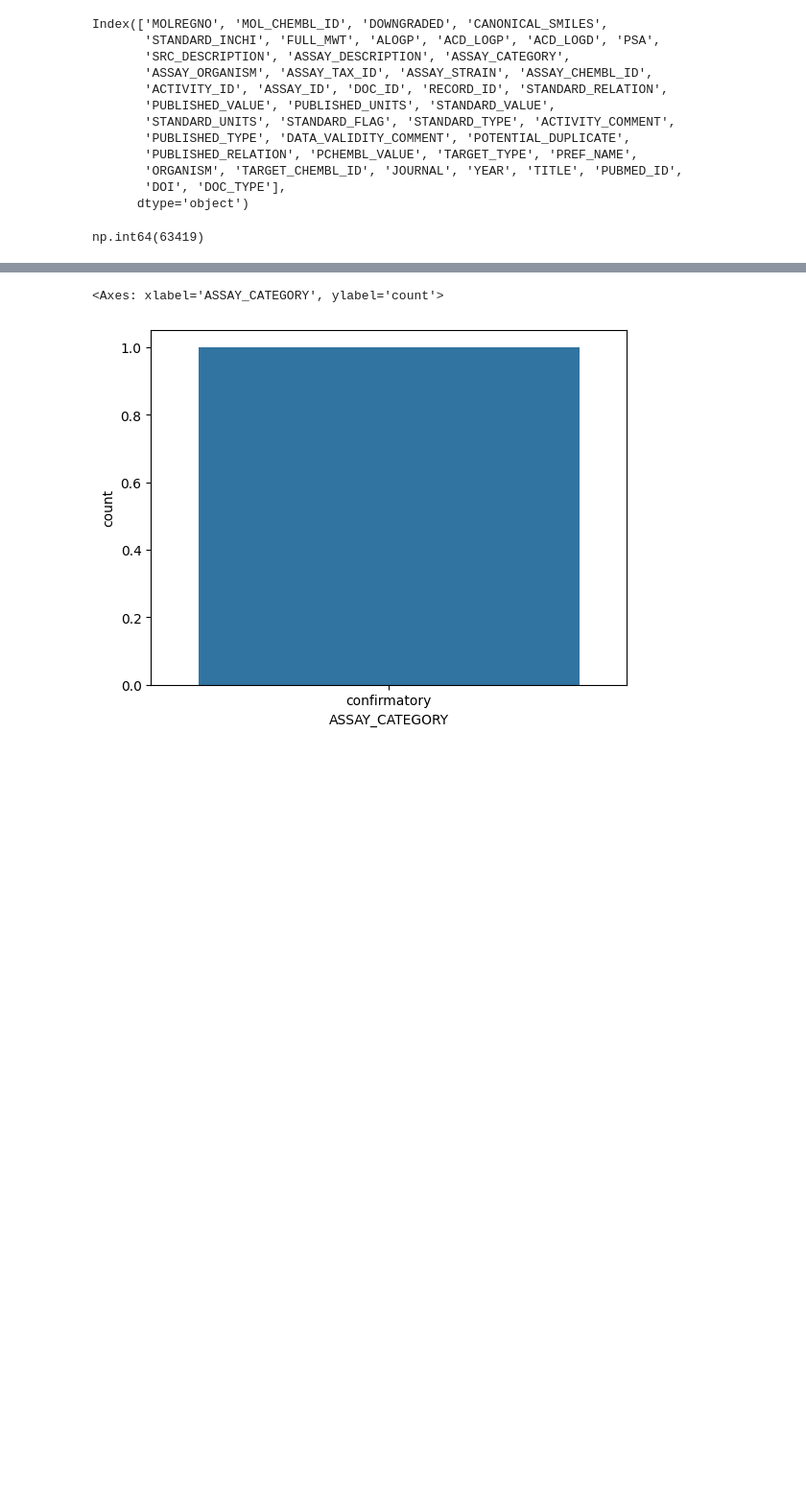
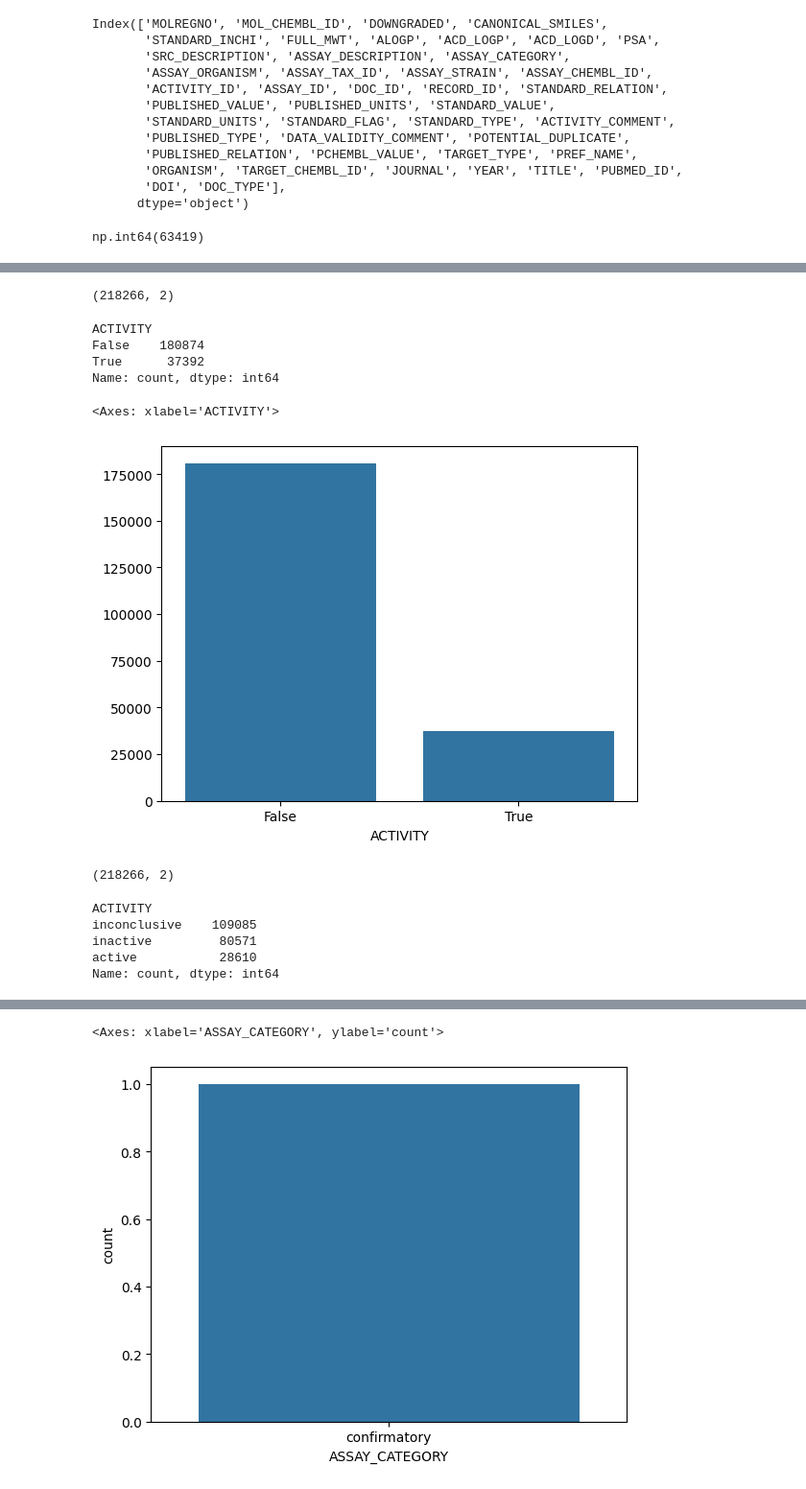
Before and after one commit to ajalamarvellous/de-novo-design-malaria, a Jupyter notebook: notebooks/process_data.ipynb, the cells around one changed output, grey strips where cells are left out. Shown at 96% size. Drawn from its saved outputs; the diff is of its cells as text; code cells hidden in the pictures; blank space fills up the shorter version.

```diff
--- a/notebooks/process_data.ipynb
+++ b/notebooks/process_data.ipynb
@@ -67,0 +358,2 @@ np.int64(63419)
+# %%
+row = smiles_df.iloc[0]
@@ -67,0 +381,4 @@ np.int64(63419)
+# %%
+activity = lambda x: "active" if "Active" in list(x["ACTIVITY_COMMENT"]) else "Inactive"
+
+activity(row[1])
@@ -67,0 +387,17 @@ np.int64(63419)
+# %%
+def create_dataset(df: pd.DataFrame) -> pd.DataFrame:
+
+    def get_activity(df: pd.DataFrame) -> bool:
+        for i in list(df["ACTIVITY_COMMENT"]):
+            if i == "active" :
+                return True
+        return False
+    new_ds = []
+    for i in range(len(df)):
+        row = df.iloc[i]
+        smiles = row[0]
+        activity = get_activity(row[1])
+        new_ds.append([smiles, activity])
+    return pd.DataFrame(new_ds, columns=["SMILES", "ACTIVITY"])
+# %%
+final_df = create_dataset(smiles_df)
@@ -67,0 +413,16 @@ np.int64(63419)
+# %%
+final_df.shape
+# %% [output]
+(218266, 2)
+# %%
+final_df["ACTIVITY"].value_counts()
+# %% [output]
+ACTIVITY
+False    180874
+True      37392
+Name: count, dtype: int64
+# %%
+sns.barplot(x=final_df["ACTIVITY"].value_counts().index, y=final_df["ACTIVITY"].value_counts().values)
+# %% [output]
+<Axes: xlabel='ACTIVITY'>
+[figure, added]
@@ -67,0 +445,12 @@ np.int64(63419)
+# %%
+final_df2.shape
+# %% [output]
+(218266, 2)
+# %%
+final_df2["ACTIVITY"].value_counts()
+# %% [output]
+ACTIVITY
+inconclusive    109085
+inactive         80571
+active           28610
+Name: count, dtype: int64
```
Also changed, not shown: parts of 183 cells of this notebook, 1 other file.
